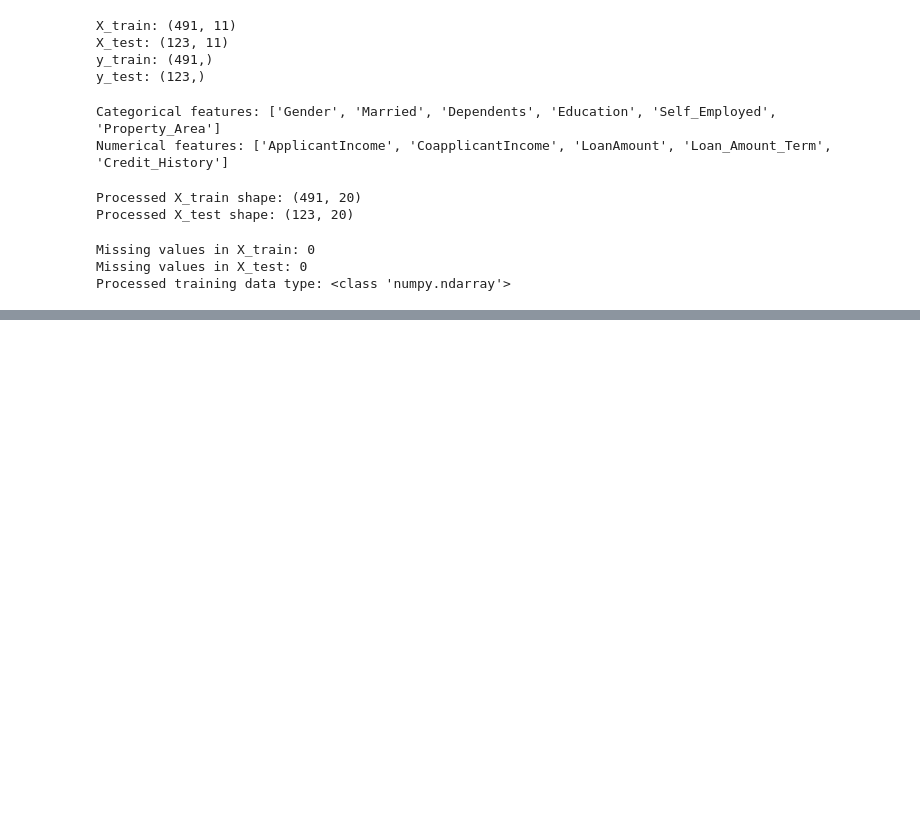
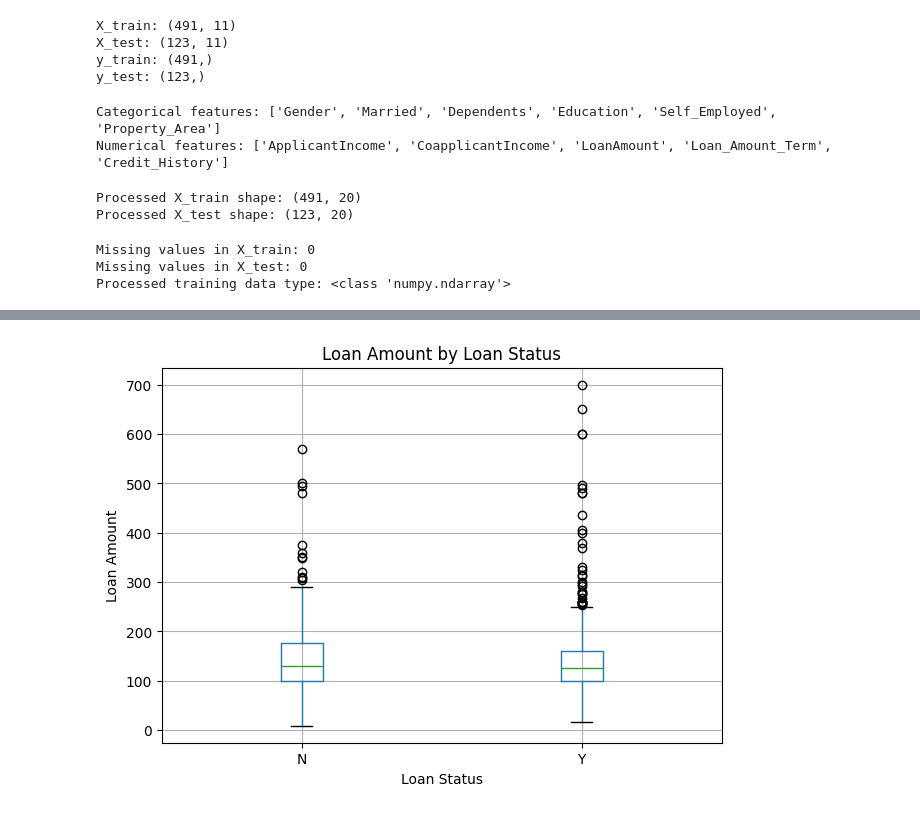
Before and after one commit to shaiza1iman/loan-approval-prediction, a Jupyter notebook: notebooks/loan_approval_prediction.ipynb, the cells around one changed output, grey strips where cells are left out. Drawn from its saved outputs; the diff is of its cells as text; code cells hidden in the pictures; blank space fills up the shorter version.

```diff
--- a/notebooks/loan_approval_prediction.ipynb
+++ b/notebooks/loan_approval_prediction.ipynb
@@ -212,0 +272,14 @@ Processed training data type: <class 'numpy.ndarray'>
+# %%
+df.boxplot(
+    column="LoanAmount",
+    by="Loan_Status",
+    figsize=(7, 5)
+)
+
+plt.title("Loan Amount by Loan Status")
+plt.suptitle("")
+plt.xlabel("Loan Status")
+plt.ylabel("Loan Amount")
+plt.show()
+# %% [output]
+[figure, added]
```
Also changed, not shown: parts of 4 cells of this notebook.
